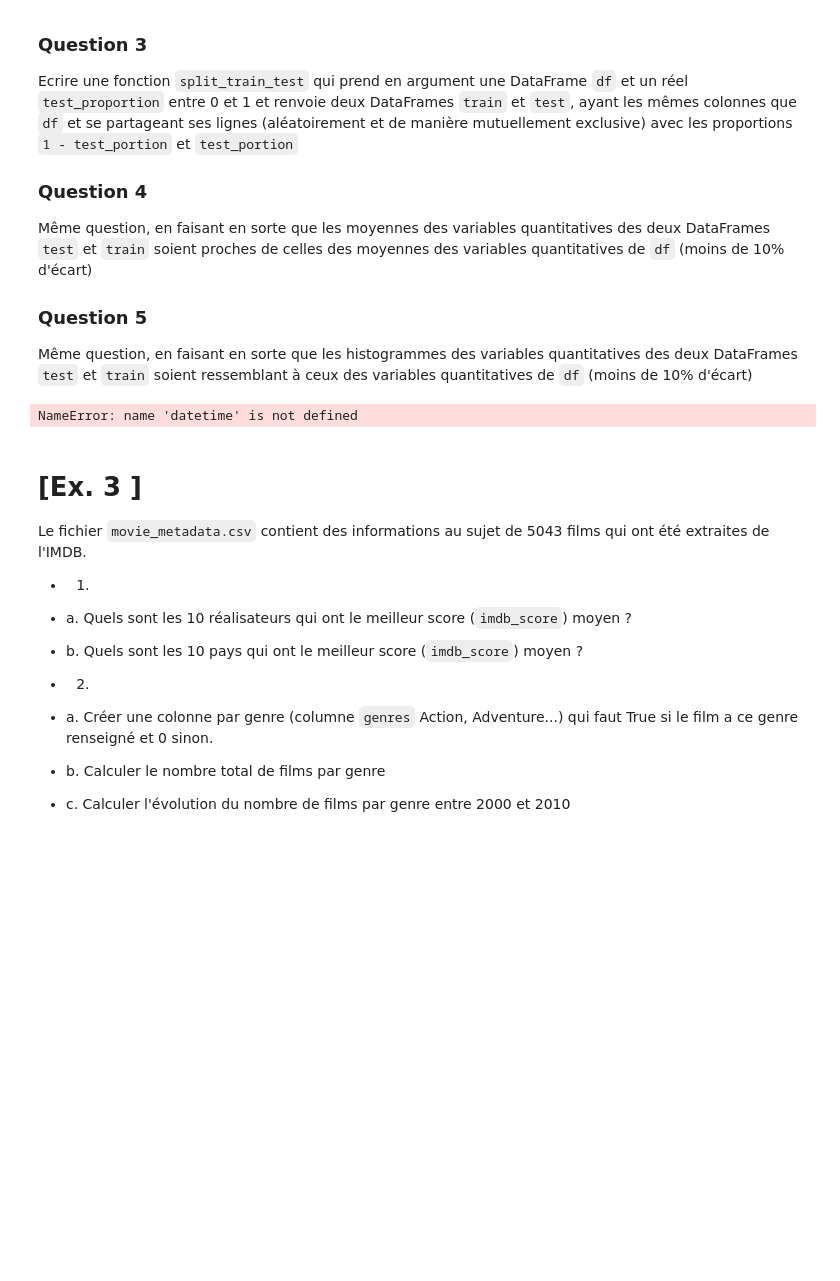
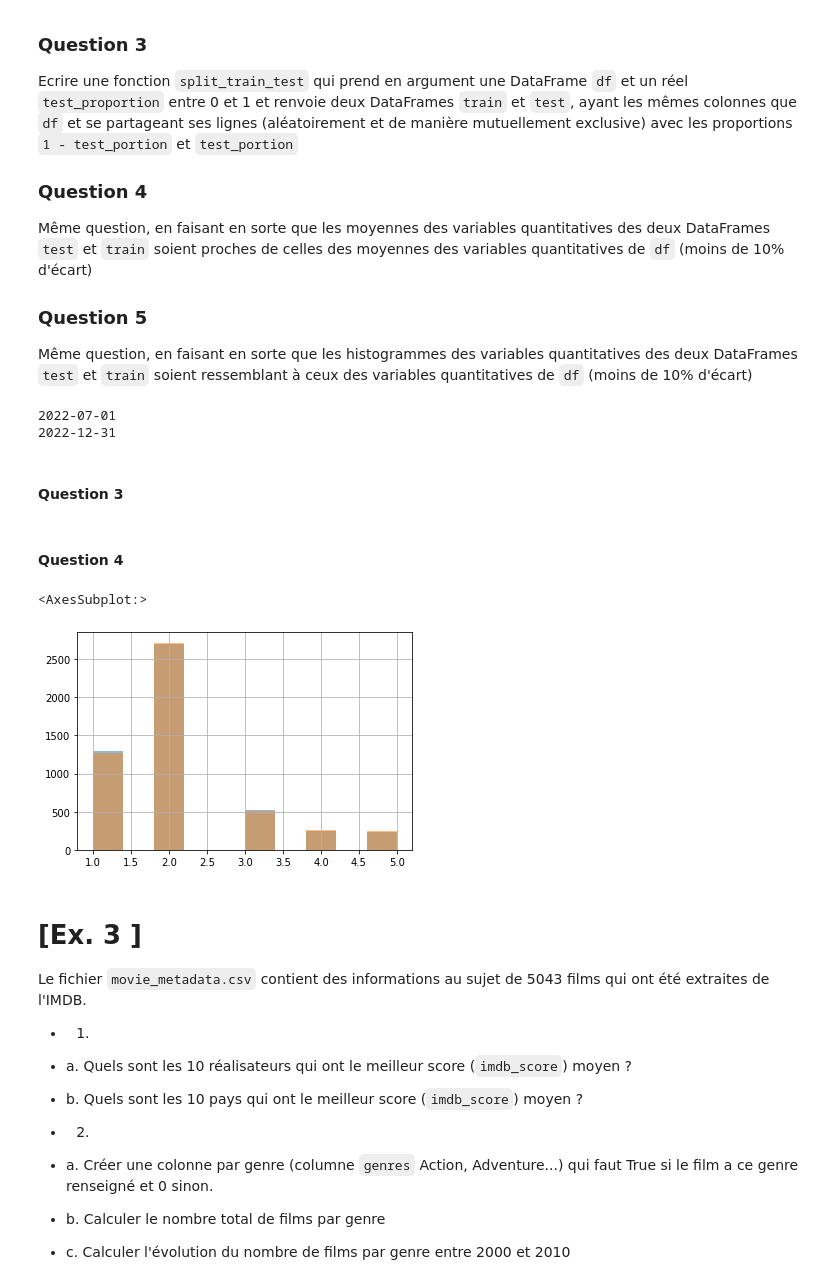
Before and after one commit to Selimmmm/data-science-1-public, a Jupyter notebook: tps/1_b_premier_pas_avec_pandas.ipynb, the cells around one changed output. Cells and saved outputs as stored; diff of their text form; code cells hidden in the pictures; blank space fills up the shorter version.

Commit message:
correction question 4/5 exercice 2

```diff
--- a/tps/1_b_premier_pas_avec_pandas.ipynb
+++ b/tps/1_b_premier_pas_avec_pandas.ipynb
@@ -225,6 +225,9 @@ Même question, en faisant en sorte que les moyennes des variables quantitatives
 ### Question 5
 Même question, en faisant en sorte que les histogrammes des variables quantitatives des deux DataFrames `test` et `train` soient ressemblant à ceux des variables quantitatives de `df` (moins de 10% d'écart)
 # %%
+import pandas as pd
+import numpy as np
+import datetime
 # Question 1
 
 # La période va du 2022/07/01 00:00:00 au 2022/12/31 23:59:59 (inclus)
@@ -235,7 +238,7 @@ Même question, en faisant en sorte que les histogrammes des variables quantitat
 # Un même produit est toujours vendu au même prix
 
 
-N_PRODUITS = 50
+N_PRODUITS = 250
 N_CLIENTS = 4_000
 N_TRANSACTIONS = 100_000
 DATE_START = datetime.date(2022, 7, 1)
@@ -358,7 +361,52 @@ df = df.drop("product", axis=1)
 ####################################
 df["quantity"] = [generate_random_quantity() for _ in range(len(df))]
 # %% [output]
-NameError: name 'datetime' is not defined
+2022-07-01
+2022-12-31
+# %% [markdown]
+#### Question 3
+# %%
+def split_train_test(df, test_proportion):
+    test = df.sample(frac=test_proportion)
+    train = df[~df.index.isin(test.index)]
+    return train, test
+
+# train, test = split_train_test(df, 0.1)
+# %% [markdown]
+#### Question 4
+# %%
+def split_train_test_advanced(df, test_proportion):
+
+    l_train = []
+    l_test = []
+    for qty_value in df.quantity.unique():
+
+        # On filtre sur la quantité
+        df_filtered_on_qty = df[df['quantity'] == qty_value]
+
+        # Un morceau avec proportion test_proportion
+        test_filtered_on_qty = df_filtered_on_qty.sample(frac=test_proportion)
+
+        # Le reste pour le train
+        train_filtered_on_qty = df_filtered_on_qty[
+            ~df_filtered_on_qty.index.isin(test_filtered_on_qty.index)
+        ]
+
+        l_test.append(test_filtered_on_qty)
+        l_train.append(train_filtered_on_qty)
+
+    # Les concaténations respecte les proportions test_proportion
+    # et 1-test_proportion
+    # Car elles sont réunions de morceaux qui respectent tous les proportions
+    return pd.concat(l_train), pd.concat(l_test)
+
+train, test = split_train_test(df, 0.5)
+train.quantity.mean(), test.quantity.mean()
+train.quantity.hist(alpha=0.5)
+test.quantity.hist(alpha=0.5)
+# %% [output]
+<AxesSubplot:>
+[figure, added]
 # %% [markdown]
 # [Ex. 3 ]
 
```
Also changed, not shown: 1 other file.
